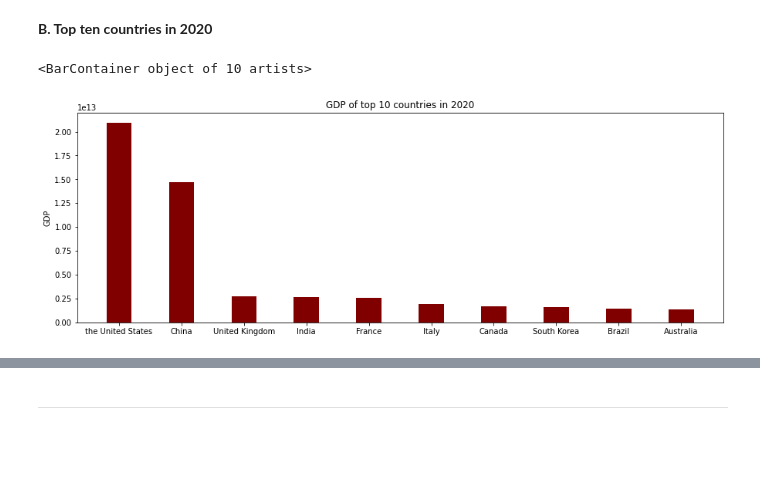
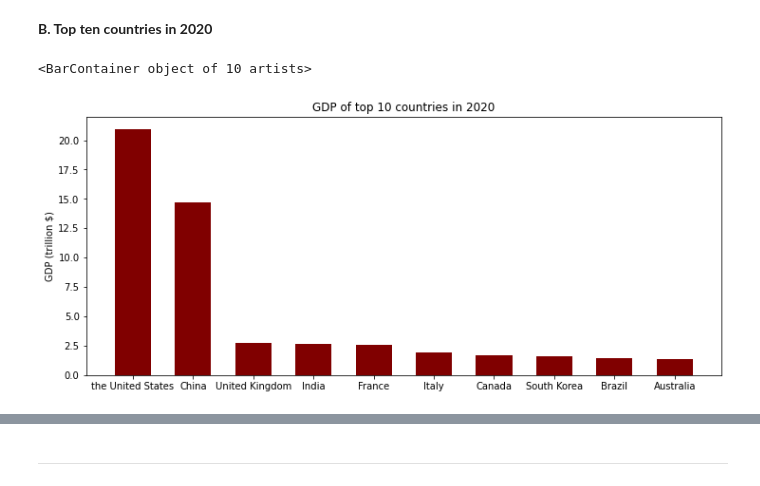
Before and after one commit to Prashant528/GDP_DATA_EDA, a Jupyter notebook: notebookc95ef18f39.ipynb, the cells around one changed output, grey strips where cells are left out. Saved outputs shown, nothing was run; the diff lists cells and outputs as text; code cells hidden in the pictures; blank space fills up the shorter version.

```diff
--- a/notebookc95ef18f39.ipynb
+++ b/notebookc95ef18f39.ipynb
@@ -230,16 +230,16 @@ plt.plot(years, total_gdp_per_yr)
 # %% [markdown]
 **B. Top ten countries in 2020**
 # %%
-top_5_df = filtered_all_gdp_df.where(filtered_all_gdp_df.year==2020).dropna().head(10)
+top_10_df = filtered_all_gdp_df.where(filtered_all_gdp_df.year==2020).dropna().head(10)
 #no need to sort as the dataframe is already sorted by rank.
-# print(top_5_df)
+# print(top_10_df)
 #plotting bar plot
-country = top_5_df.loc[:, 'country']
-gdp = top_5_df.loc[:, 'gdp']
-plt.figure(figsize=(15,5))
+top_10_country = top_10_df.loc[:, 'country']
+top_10_gdp = top_10_df.loc[:, 'gdp']
+plt.figure(figsize=(12,5))
 plt.title("GDP of top 10 countries in 2020")
-plt.ylabel('GDP')
-plt.bar(country, gdp, color ='maroon',width = 0.4)
+plt.ylabel('GDP (trillion $)')
+plt.bar(top_10_country, top_10_gdp/(10**12), color ='maroon',width = 0.6)
 # %% [output]
 <BarContainer object of 10 artists>
-[figure, old version]
+[figure, new version]
```
Also changed, not shown: parts of 4 cells of this notebook.
